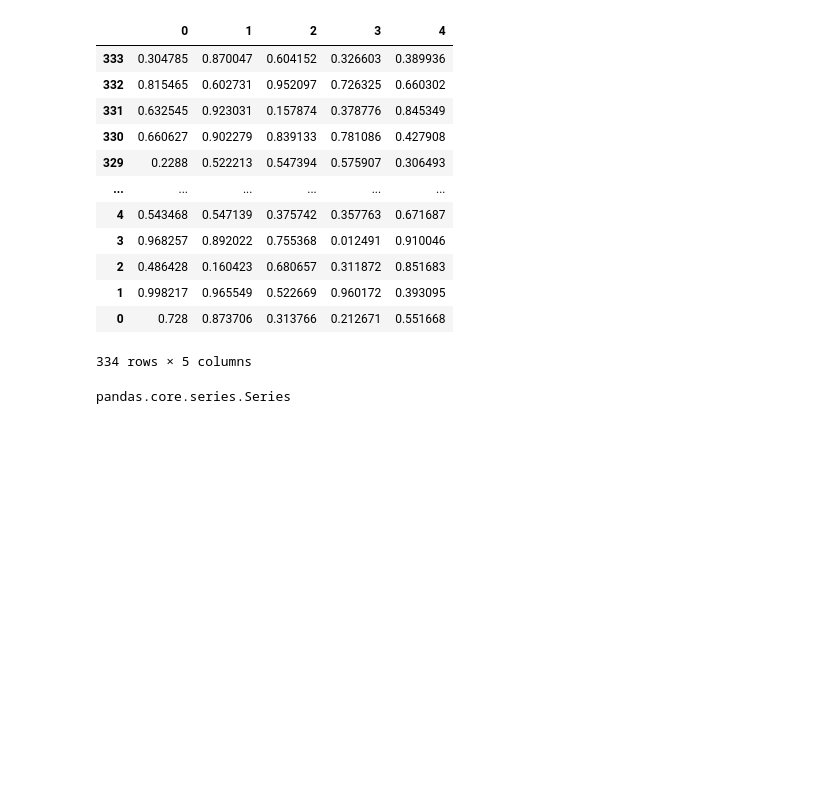
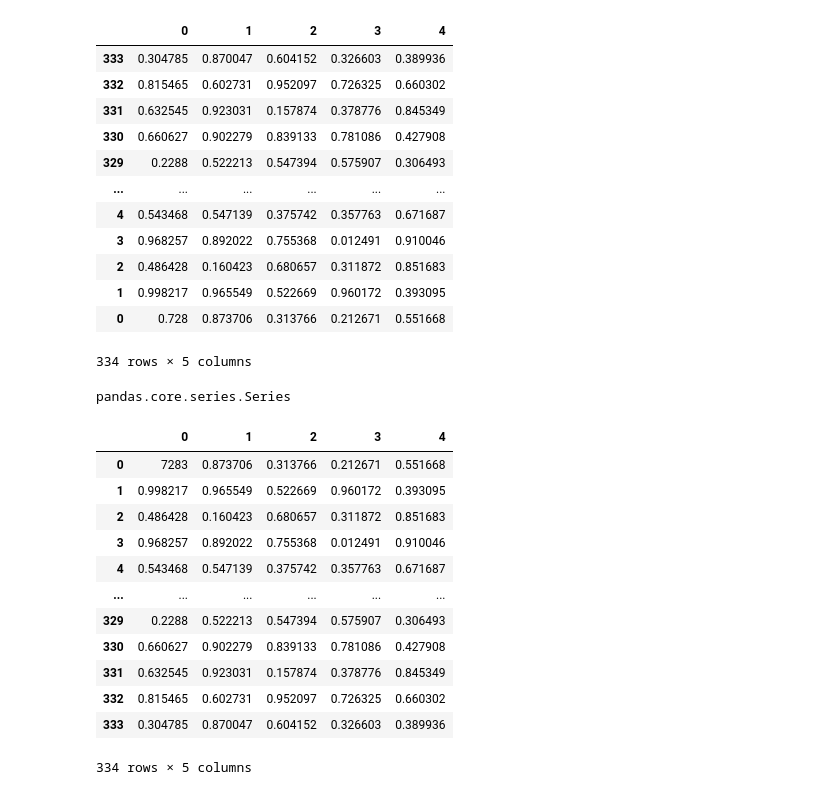
Before and after one commit to kirtic921/Pandas, a Jupyter notebook: pandas1.ipynb, the cells around one changed output. Cells and saved outputs as stored; diff of their text form; code cells hidden in the pictures; blank space fills up the shorter version.

Commit message:
copied dataframe

```diff
--- a/pandas1.ipynb
+++ b/pandas1.ipynb
@@ -291,0 +294,16 @@ newdf2 = newdf
+# %%
+newdf
+# %% [output]
+|  | 0 | 1 | 2 | 3 | 4 |
+| 0 | 7283 | 0.873706 | 0.313766 | 0.212671 | 0.551668 |
+| 1 | 0.998217 | 0.965549 | 0.522669 | 0.960172 | 0.393095 |
+| 2 | 0.486428 | 0.160423 | 0.680657 | 0.311872 | 0.851683 |
+| 3 | 0.968257 | 0.892022 | 0.755368 | 0.012491 | 0.910046 |
+| 4 | 0.543468 | 0.547139 | 0.375742 | 0.357763 | 0.671687 |
+| ... | ... | ... | ... | ... | ... |
+| 329 | 0.2288 | 0.522213 | 0.547394 | 0.575907 | 0.306493 |
+| 330 | 0.660627 | 0.902279 | 0.839133 | 0.781086 | 0.427908 |
+| 331 | 0.632545 | 0.923031 | 0.157874 | 0.378776 | 0.845349 |
+| 332 | 0.815465 | 0.602731 | 0.952097 | 0.726325 | 0.660302 |
+| 333 | 0.304785 | 0.870047 | 0.604152 | 0.326603 | 0.389936 |
+334 rows × 5 columns
```
Also changed, not shown: parts of 2 cells of this notebook.
